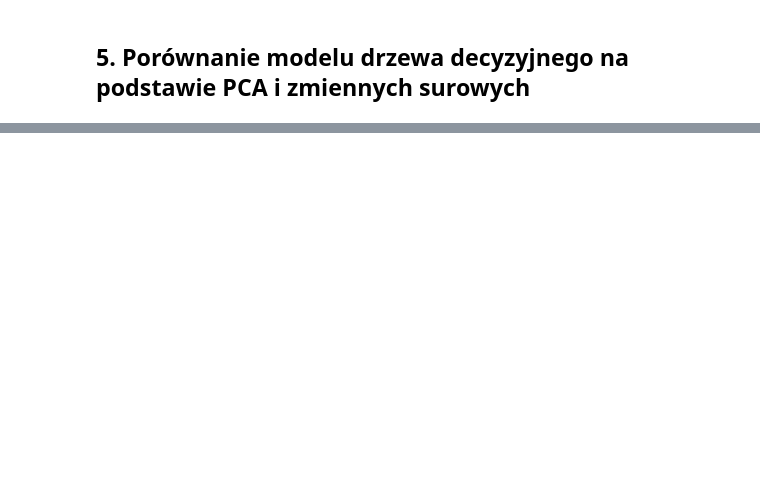
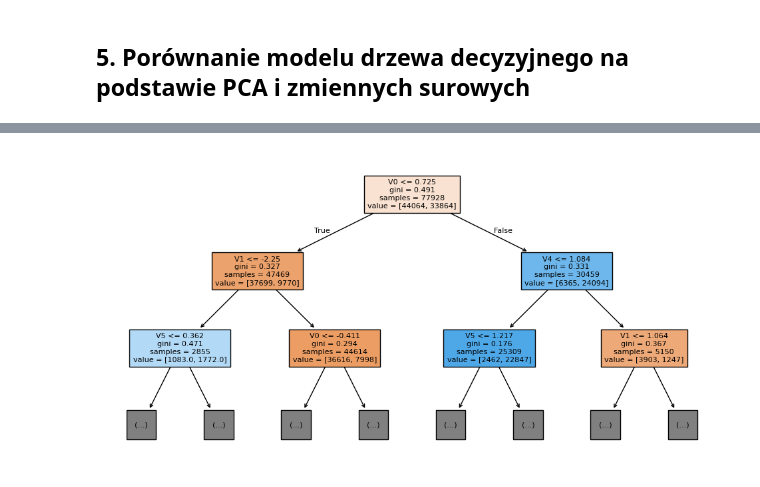
Before and after one commit to infoshareacademy/ml_course_demo_2, a Jupyter notebook: PCA.ipynb, the cells around one changed output, grey strips where cells are left out. Cells and saved outputs as stored; diff of their text form; code cells hidden in the pictures; blank space fills up the shorter version.

```diff
--- a/PCA.ipynb
+++ b/PCA.ipynb
@@ -86,6 +175,17 @@ train_x_pca, test_x_pca, train_y_pca, test_y_pca = train_test_split(df_pca[x_nam
 train_x, test_x, train_y, test_y = train_test_split(df, y, random_state=123)
 # %%
 # model ze zmiennymi PCA
-model_pca = DecisionTreeClassifier(max_depth=10, min_samples_split=20).fit(...)
+model_pca = DecisionTreeClassifier(max_depth=10, min_samples_split=20).fit(train_x_pca, train_y_pca)
+# %%
+# Rysowanie drzewa
+plt.figure(figsize=(12,6))
+plot_tree(decision_tree=model_pca,
+          filled=True,
+          feature_names=model_pca.feature_names_in_,
+          max_depth=2,
+          fontsize=8)
+plt.show()
+# %% [output]
+[figure, added]
 # %%
 # model standardowy
```
Also changed, not shown: parts of 22 cells of this notebook, 1 other file.
